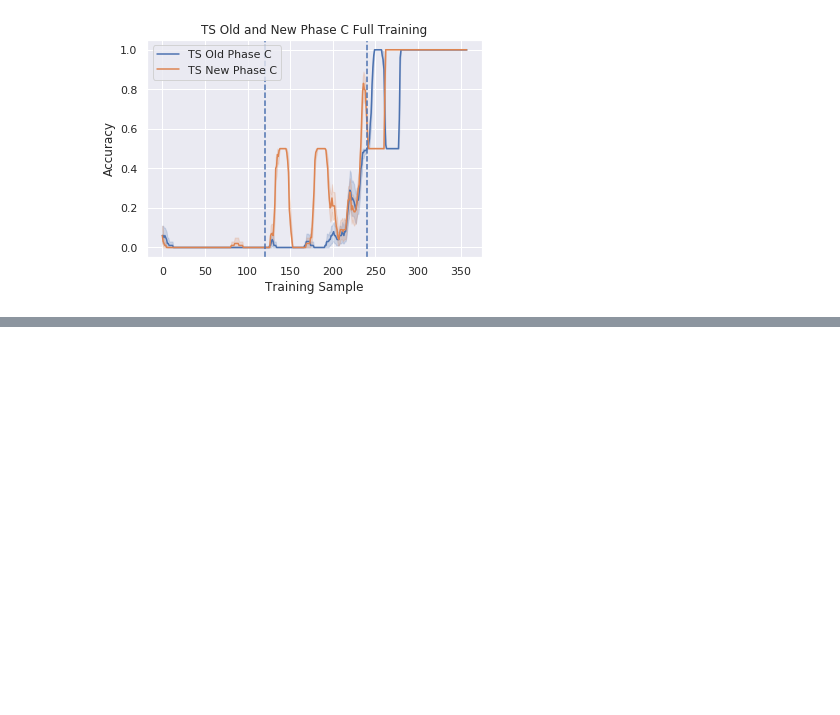
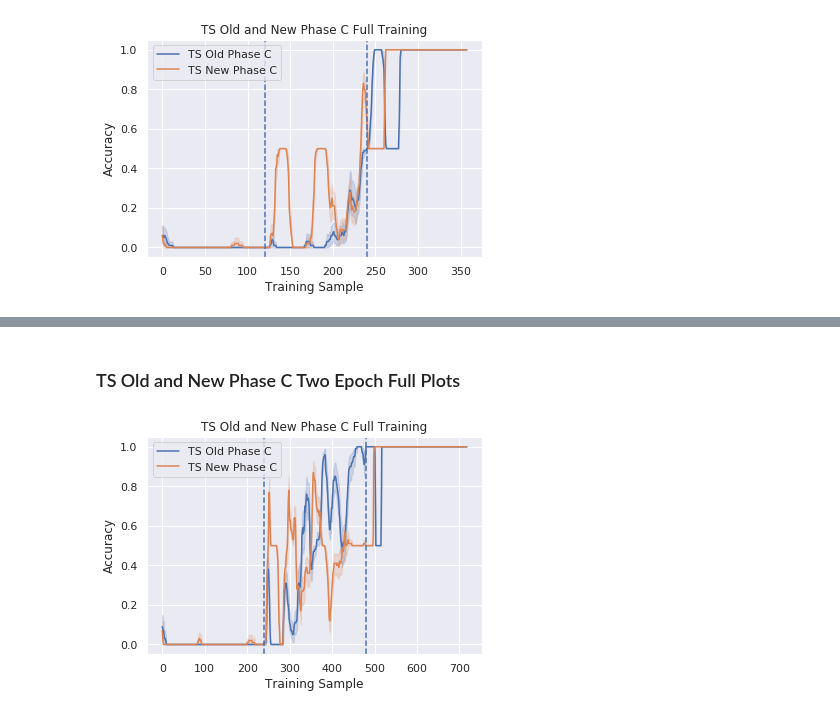
Before and after one commit to apra93/leabra-tf, a Jupyter notebook: docs/source/notebooks/0.8-Hierarchical-Learning.ipynb, the cells around one changed output, grey strips where cells are left out. Cells and saved outputs as stored; diff of their text form; code cells hidden in the pictures; blank space fills up the shorter version.

```diff
--- a/docs/source/notebooks/0.8-Hierarchical-Learning.ipynb
+++ b/docs/source/notebooks/0.8-Hierarchical-Learning.ipynb
@@ -1011,0 +1051,8 @@ plot_multiple_models(all_ts_phase_metrics, dataset_to_plot,
+# %% [markdown]
+### TS Old and New Phase C Two Epoch Full Plots
+# %%
+dataset_to_plot = ['TS Old Phase C', 'TS New Phase C']
+plot_multiple_models(all_ts_phase_metrics, dataset_to_plot,
+                    title='TS Old and New Phase C Full Training')
+# %% [output]
+[figure, added]
```
Also changed, not shown: parts of 9 cells of this notebook.
